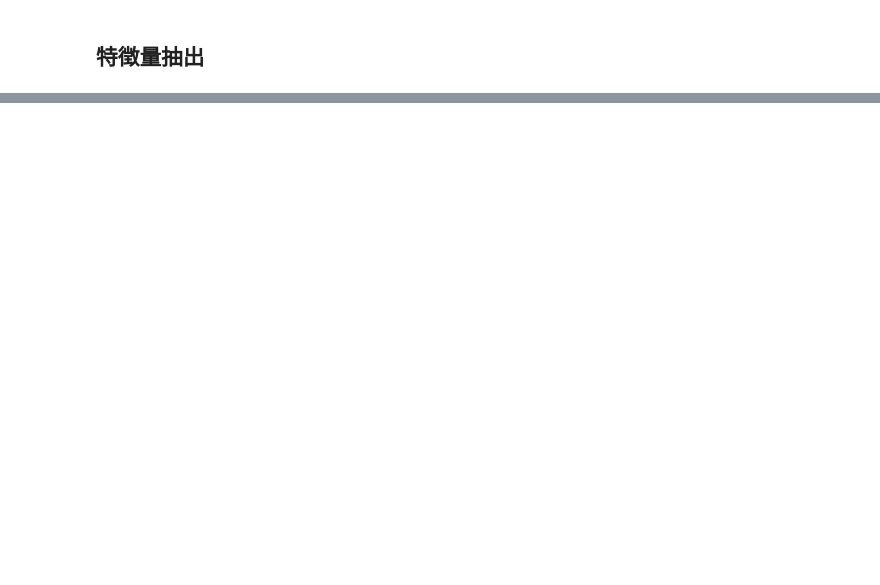
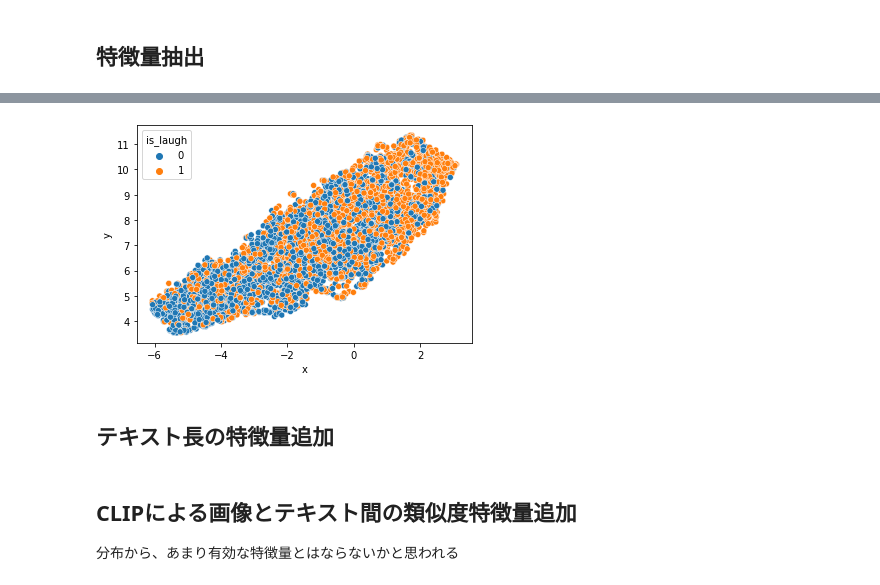
Before and after one commit to ryota0051/boke-ai, a Jupyter notebook: notebooks/2.1 extract_feature.ipynb, the cells around one changed output, grey strips where cells are left out. Drawn from its saved outputs; the diff is of its cells as text; code cells hidden in the pictures; blank space fills up the shorter version.

```diff
--- a/notebooks/2.1 extract_feature.ipynb
+++ b/notebooks/2.1 extract_feature.ipynb
@@ -111,0 +219,8 @@ test_vector_df.to_csv('../dataset/processed/test_vector.csv', index=False)
+# %%
+plot_df = pd.read_csv(str(DST_ROOT / 'fold_1' / 'valid.csv'))
+id_laugh_merged_df = plot_df.merge(train_df[['id', 'is_laugh']], on='id')
+X_scaled = MinMaxScaler().fit_transform(plot_df.drop(columns=['id']))
+mapper = UMAP(n_components=2, metric='cosine', random_state=0, verbose=1).fit(X_scaled)
+df_emb = pd.DataFrame(mapper.embedding_, columns=['x', 'y'])
+df_emb['is_laugh'] = id_laugh_merged_df['is_laugh']
+df_emb.head()
@@ -111,0 +249,7 @@ test_vector_df.to_csv('../dataset/processed/test_vector.csv', index=False)
+# %%
+sns.scatterplot(data=df_emb, x='x', y='y', hue='is_laugh')
+plt.show()
+# %% [output]
+[figure, added]
+# %% [markdown]
+## テキスト長の特徴量追加
@@ -111,0 +268,4 @@ test_vector_df.to_csv('../dataset/processed/test_vector.csv', index=False)
+# %% [markdown]
+## CLIPによる画像とテキスト間の類似度特徴量追加
+
+分布から、あまり有効な特徴量とはならないかと思われる
```
Also changed, not shown: parts of 35 cells of this notebook, 6 other files.
